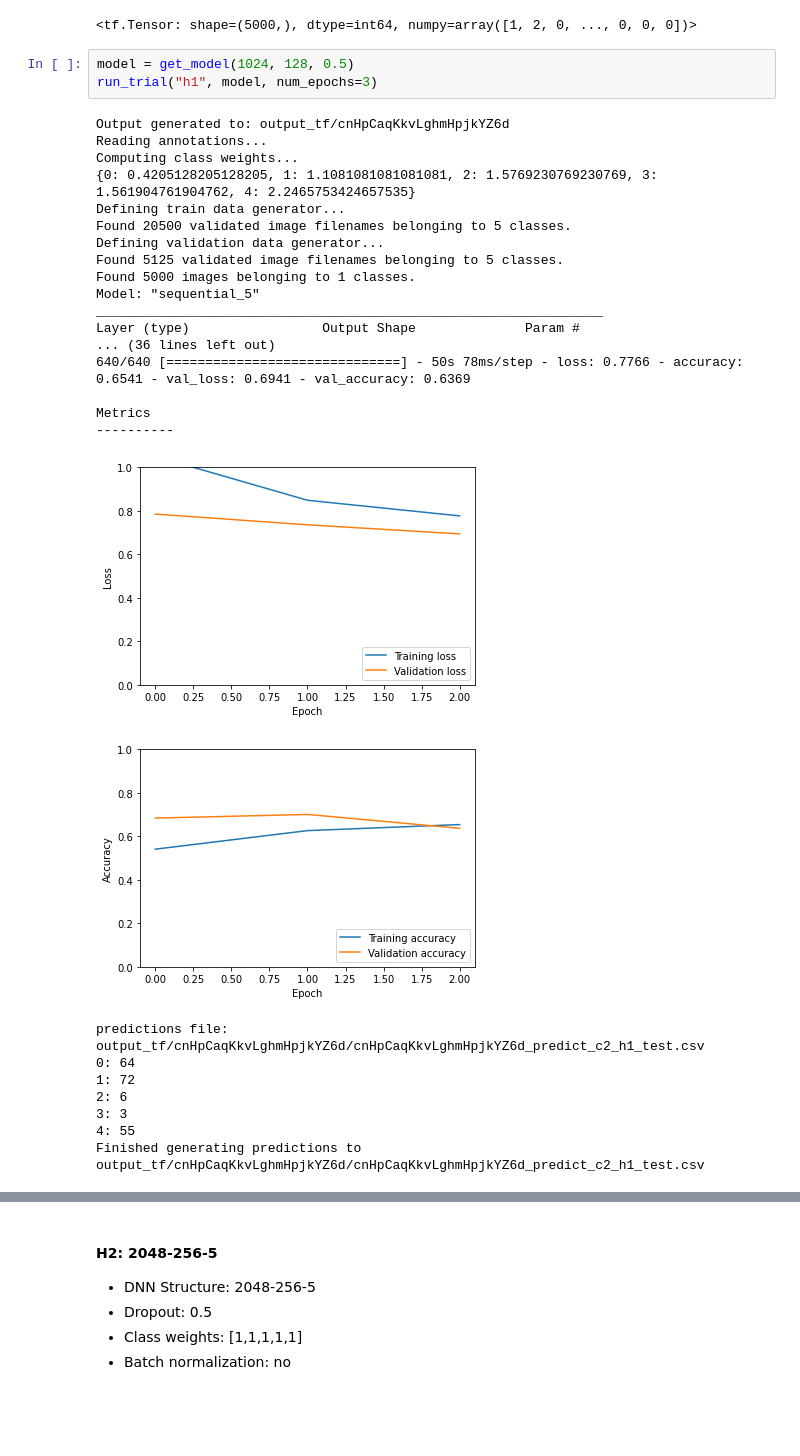
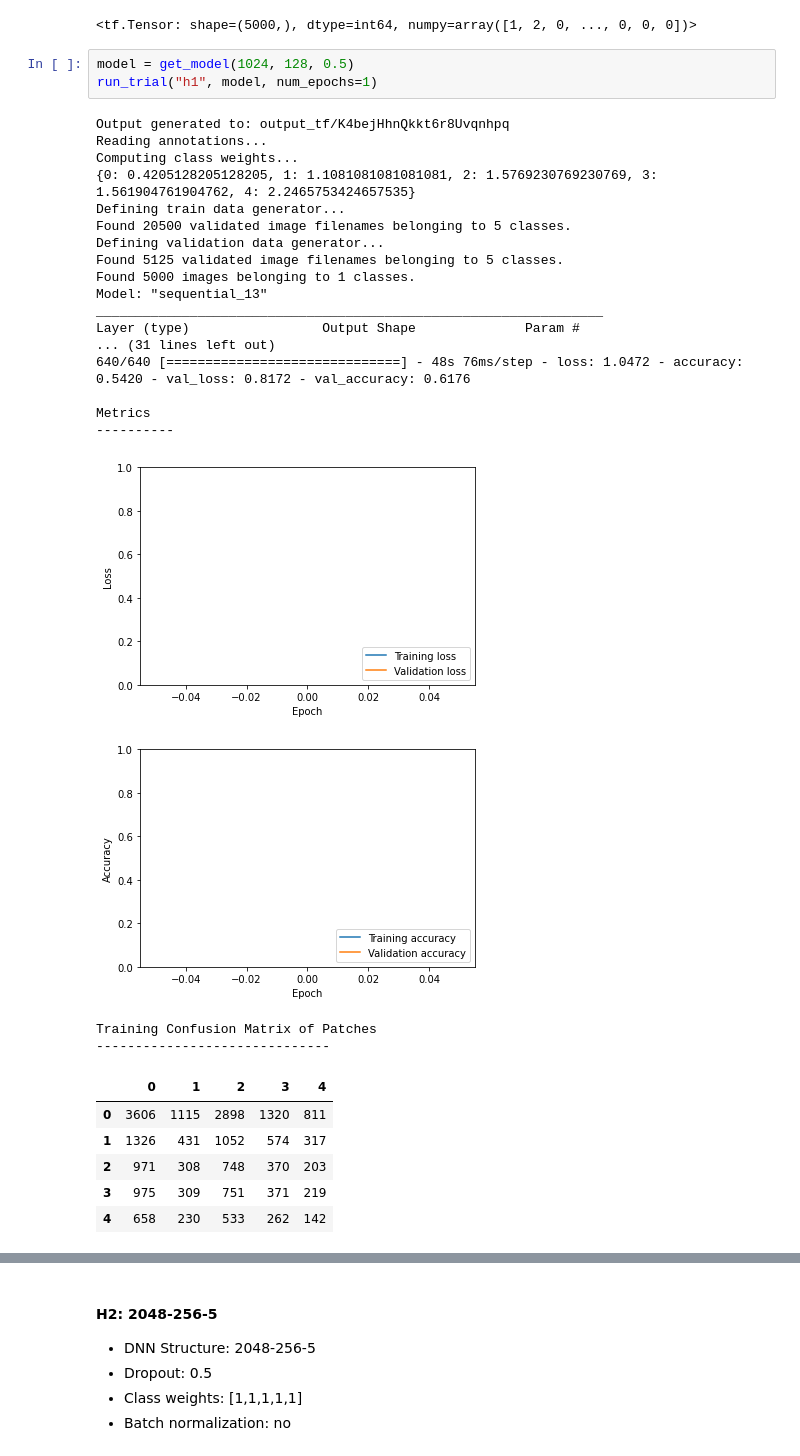
Before and after one commit to jmaness/csc591nn-projc1, a Jupyter notebook: c2_tf_c1.ipynb, the cells around one changed output, grey strips where cells are left out. Cells and saved outputs as stored; diff of their text form; blank space fills up the shorter version.

```diff
--- a/c2_tf_c1.ipynb
+++ b/c2_tf_c1.ipynb
@@ -901,31 +898,32 @@ Finished generating predictions to output_tf/9NWUwLF34eEFEqzMVD4xgp/9NWUwLF34eEF
 <tf.Tensor: shape=(5000,), dtype=int64, numpy=array([1, 2, 0, ..., 0, 0, 0])>
 # %%
 model = get_model(1024, 128, 0.5)
-run_trial("h1", model, num_epochs=3)
+run_trial("h1", model, num_epochs=1)
 # %% [output]
-Output generated to: output_tf/cnHpCaqKkvLghmHpjkYZ6d
+Output generated to: output_tf/K4bejHhnQkkt6r8Uvqnhpq
 Reading annotations...
 Computing class weights...
 {0: 0.4205128205128205, 1: 1.1081081081081081, 2: 1.5769230769230769, 3: 1.561904761904762, 4: 2.2465753424657535}
 Defining train data generator...
 Found 20500 validated image filenames belonging to 5 classes.
 Defining validation data generator...
 Found 5125 validated image filenames belonging to 5 classes.
 Found 5000 images belonging to 1 classes.
-Model: "sequential_5"
+Model: "sequential_13"
 _________________________________________________________________
 Layer (type)                 Output Shape              Param #
-... (36 lines left out)
-640/640 [==============================] - 50s 78ms/step - loss: 0.7766 - accuracy: 0.6541 - val_loss: 0.6941 - val_accuracy: 0.6369
+... (31 lines left out)
+640/640 [==============================] - 48s 76ms/step - loss: 1.0472 - accuracy: 0.5420 - val_loss: 0.8172 - val_accuracy: 0.6176
 
 Metrics
 ----------
-[figure, old version]
+[figure, new version]
-[figure, old version]
+[figure, new version]
-predictions file: output_tf/cnHpCaqKkvLghmHpjkYZ6d/cnHpCaqKkvLghmHpjkYZ6d_predict_c2_h1_test.csv
-0: 64
-1: 72
-2: 6
-3: 3
-4: 55
-Finished generating predictions to output_tf/cnHpCaqKkvLghmHpjkYZ6d/cnHpCaqKkvLghmHpjkYZ6d_predict_c2_h1_test.csv
+Training Confusion Matrix of Patches
+------------------------------
+|  | 0 | 1 | 2 | 3 | 4 |
+| 0 | 3606 | 1115 | 2898 | 1320 | 811 |
+| 1 | 1326 | 431 | 1052 | 574 | 317 |
+| 2 | 971 | 308 | 748 | 370 | 203 |
+| 3 | 975 | 309 | 751 | 371 | 219 |
+| 4 | 658 | 230 | 533 | 262 | 142 |
```
Also changed, not shown: parts of 2 cells of this notebook.
